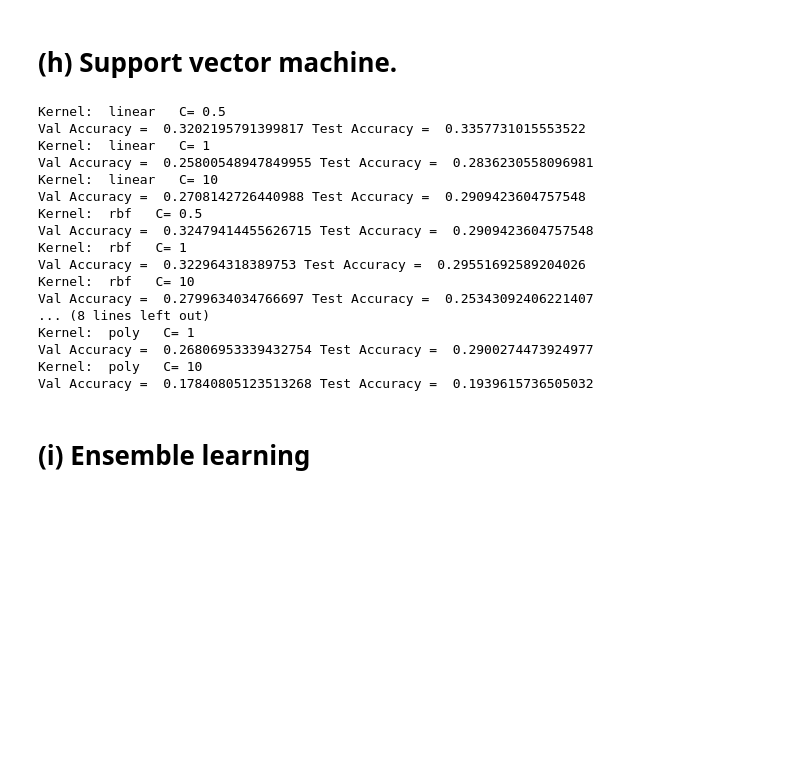
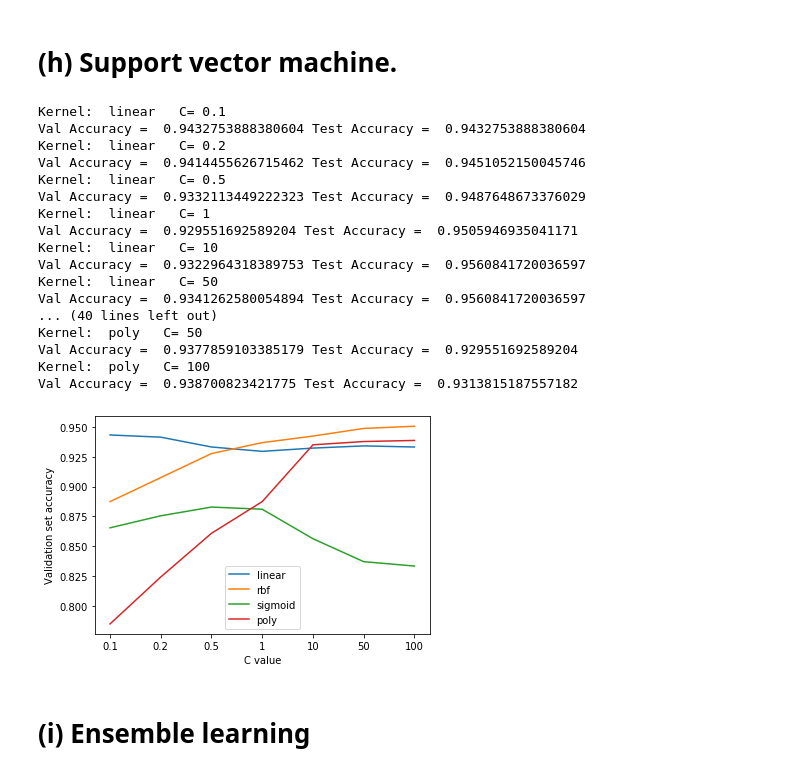
Before and after one commit to gurusarath1/ML_633_UCI_Smartphone-Based_Recognition_of_Human_Activities_and_Postural_Transitions, a Jupyter notebook: Final_Project.ipynb, the cells around one changed output. Cells and saved outputs as stored; diff of their text form; code cells hidden in the pictures; blank space fills up the shorter version.

```diff
--- a/Final_Project.ipynb
+++ b/Final_Project.ipynb
@@ -570,35 +643,62 @@ train_acc:  0.9581331610679626
 # (h) Support vector machine.
 # %%
 from sklearn import svm
+# %%
+U , X_PCA = PCA_ML633(X , 100, plot='off')
+
+X_PCA_Train = X_PCA[:8742,:]
+y_PCA_Train = y[:8742]
+X_PCA_val = X_PCA[8742:9835,:]
+y_PCA_val = y[8742:9835]
+X_PCA_test = X_PCA[9835:,:]
+y_PCA_test = y[9835:]
 # %%
+accuracyDict = dict()
+accuracyDict['linear'] = []
+accuracyDict['rbf'] = []
+accuracyDict['sigmoid'] = []
+accuracyDict['poly'] = []
+Reg_values = [0.1, 0.2, 0.5, 1, 10, 50, 100]
 for kernelX in ['linear', 'rbf', 'sigmoid', 'poly']:
-    for reg in [0.5, 1, 10]:
+    for reg in Reg_values:
         print('Kernel: ', kernelX, '  C=', reg)
         SVM_clf = svm.SVC(C=reg, kernel=kernelX)
-        SVM_clf.fit(X_PCA_Train, y_train+1)
+        SVM_clf.fit(X_PCA_Train, y_PCA_Train+1)
         predictions_val = SVM_clf.predict(X_PCA_val)
         predictions_test = SVM_clf.predict(X_PCA_test)
-        acc1 = np.sum(np.equal(predictions_val, y_val+1)) / y_val.shape[0]
-        acc2 = np.sum(np.equal(predictions_test, y_test+1)) / y_test.shape[0]
+        acc1 = np.sum(np.equal(predictions_val, y_PCA_val+1)) / y_PCA_val.shape[0]
+        acc2 = np.sum(np.equal(predictions_test, y_PCA_test+1)) / y_PCA_test.shape[0]
         print('Val Accuracy = ', acc1, 'Test Accuracy = ', acc2)
+        accuracyDict[kernelX].append(acc1)
 # %% [output]
+Kernel:  linear   C= 0.1
+Val Accuracy =  0.9432753888380604 Test Accuracy =  0.9432753888380604
+Kernel:  linear   C= 0.2
+Val Accuracy =  0.9414455626715462 Test Accuracy =  0.9451052150045746
 Kernel:  linear   C= 0.5
-Val Accuracy =  0.3202195791399817 Test Accuracy =  0.3357731015553522
+Val Accuracy =  0.9332113449222323 Test Accuracy =  0.9487648673376029
 Kernel:  linear   C= 1
-Val Accuracy =  0.25800548947849955 Test Accuracy =  0.2836230558096981
+Val Accuracy =  0.929551692589204 Test Accuracy =  0.9505946935041171
 Kernel:  linear   C= 10
-Val Accuracy =  0.2708142726440988 Test Accuracy =  0.2909423604757548
-Kernel:  rbf   C= 0.5
-Val Accuracy =  0.32479414455626715 Test Accuracy =  0.2909423604757548
-Kernel:  rbf   C= 1
-Val Accuracy =  0.322964318389753 Test Accuracy =  0.29551692589204026
-Kernel:  rbf   C= 10
-Val Accuracy =  0.2799634034766697 Test Accuracy =  0.25343092406221407
-... (8 lines left out)
-Kernel:  poly   C= 1
-Val Accuracy =  0.26806953339432754 Test Accuracy =  0.2900274473924977
-Kernel:  poly   C= 10
-Val Accuracy =  0.17840805123513268 Test Accuracy =  0.1939615736505032
+Val Accuracy =  0.9322964318389753 Test Accuracy =  0.9560841720036597
+Kernel:  linear   C= 50
+Val Accuracy =  0.9341262580054894 Test Accuracy =  0.9560841720036597
+... (40 lines left out)
+Kernel:  poly   C= 50
+Val Accuracy =  0.9377859103385179 Test Accuracy =  0.929551692589204
+Kernel:  poly   C= 100
+Val Accuracy =  0.938700823421775 Test Accuracy =  0.9313815187557182
+# %%
+for kernelX in accuracyDict:
+    plt.plot(accuracyDict[kernelX], label=kernelX)
+
+plt.legend()
+plt.xlabel('C value')
+plt.ylabel('Validation set accuracy')
+plt.xticks(np.arange(len(Reg_values)), Reg_values)
+plt.show()
+# %% [output]
+[figure, added]
 # %% [markdown]
 # (i) Ensemble learning
 # %%
```
Also changed, not shown: parts of 21 cells of this notebook.
